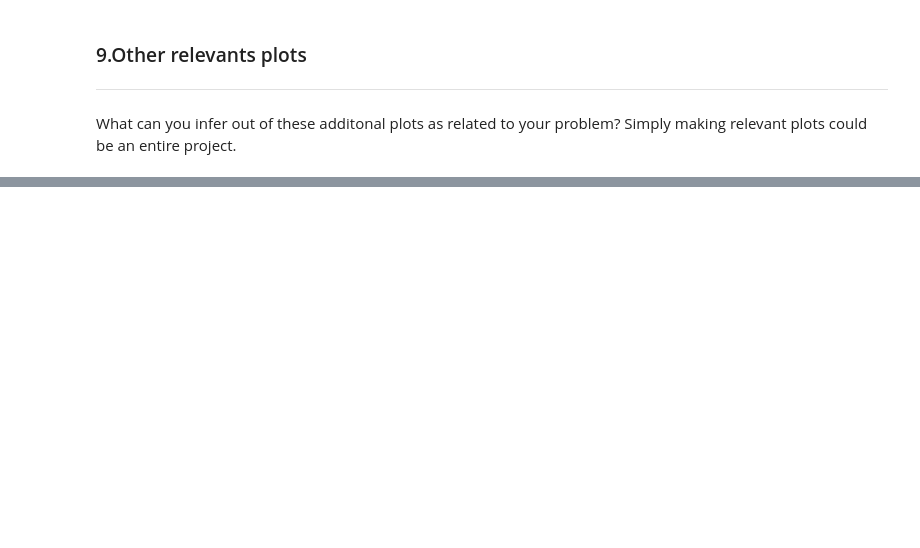
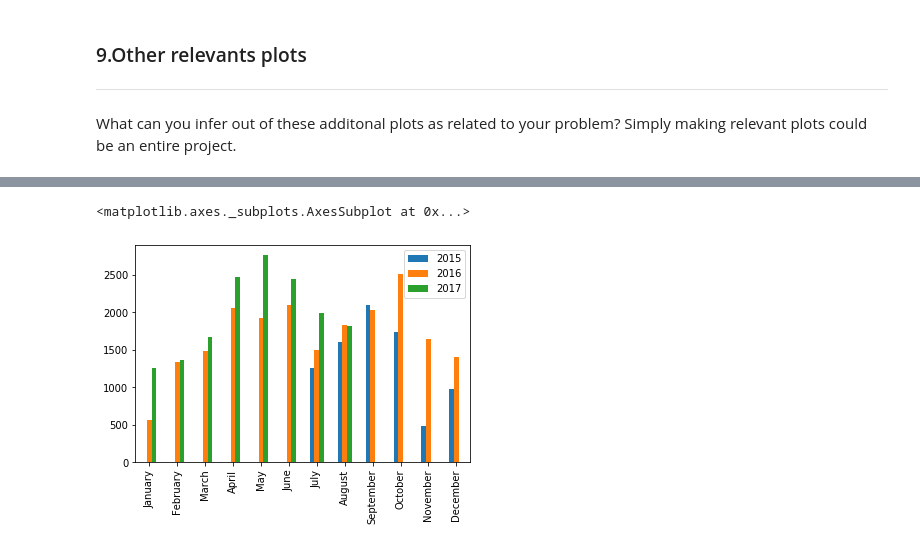
Before and after one commit to Crunchyman-ralph/hotel_bookings_study, a Jupyter notebook: Final_Project_Ralph_Khreish.ipynb, the cells around one changed output, grey strips where cells are left out. Cells and saved outputs as stored; diff of their text form; code cells hidden in the pictures; blank space fills up the shorter version.

```diff
--- a/Final_Project_Ralph_Khreish.ipynb
+++ b/Final_Project_Ralph_Khreish.ipynb
@@ -306,0 +309,24 @@ What can you infer out of these additonal plots as related to your problem? Simp
+# %%
+# initializing list
+canceled_2015 = []
+canceled_2016 = []
+canceled_2017 = []
+
+# iterating through months to append to list based on month
+for month in month_order:
+    canceled_2015.append(bar_2015['is_canceled'].loc[bar_2015.arrival_date_month == month].sum())
+    canceled_2016.append(bar_2016['is_canceled'].loc[bar_2016.arrival_date_month == month].sum())
+    canceled_2017.append(bar_2017['is_canceled'].loc[bar_2017.arrival_date_month == month].sum())
+
+# converting to pandas Series
+canceled_2015 = pd.Series(canceled_2015, index = month_order)
+canceled_2016 = pd.Series(canceled_2016, index = month_order)
+canceled_2017 = pd.Series(canceled_2017, index = month_order)
+
+# plotting
+pd.concat([canceled_2015.rename('2015'),
+           canceled_2016.rename('2016'),
+           canceled_2017.rename('2017')],axis=1).plot.bar()
+# %% [output]
+<matplotlib.axes._subplots.AxesSubplot at 0x...>
+[figure, added]
```
Also changed, not shown: parts of 7 cells of this notebook.
